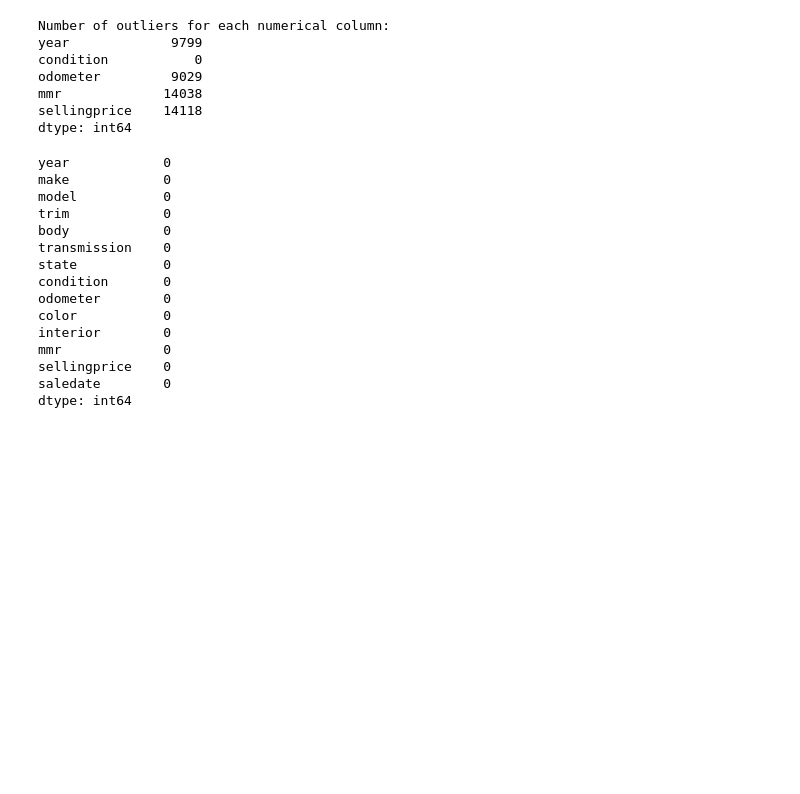
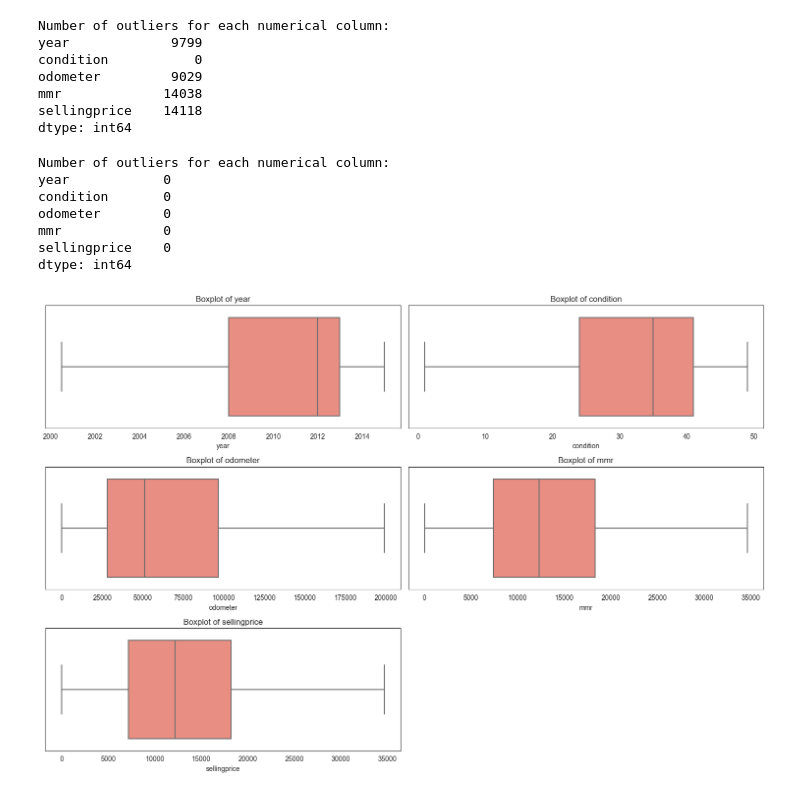
Before and after one commit to PavloKukurik/Car_prices_research, a Jupyter notebook: proj_test.ipynb, the cells around one changed output. Drawn from its saved outputs; the diff is of its cells as text; code cells hidden in the pictures; blank space fills up the shorter version.

```diff
--- a/proj_test.ipynb
+++ b/proj_test.ipynb
@@ -146,17 +108,22 @@ plt.show()
 # %%
 # Let visualise boxplot to see outliers for each numeric columns
-sns.set_style("white")
+def box_plot(data: pd.DataFrame) -> plt:
+    """
+    The func visualise the boxplot
+    :param data: name of dataframe
+    :return: plot
+    """
+    sns.set_style("white")
+    numeric_cols = data.select_dtypes(include=['float64', 'int64']).columns
+    plt.figure(figsize=(15, 10))
 
-numeric_cols = df.select_dtypes(include=['float64', 'int64']).columns
-print(numeric_cols)
+    for i, col in enumerate(numeric_cols):
+        plt.subplot(len(numeric_cols)//2 + 1, 2, i+1)
+        sns.boxplot(x=data[col], color='salmon')
+        plt.title(f'Boxplot of {col}', fontsize=12)
+        plt.xlabel(col, fontsize=10)
+    plt.tight_layout()
+    plt.show()
 
-plt.figure(figsize=(15, 10))
-
-for i, col in enumerate(numeric_cols):
-    plt.subplot(len(numeric_cols)//2 + 1, 2, i+1)
-    sns.boxplot(x=df[col], color='salmon')
-    plt.title(f'Boxplot of {col}', fontsize=12)
-    plt.xlabel(col, fontsize=10)
-plt.tight_layout()
-plt.show()
+box_plot(df)
 # %% [output]
@@ -193,21 +170,18 @@ odometer         9029
 mmr             14038
 sellingprice    14118
 dtype: int64
-# %%
-df.isna()
-# %% [output]
-year            0
-make            0
-model           0
-trim            0
-body            0
-transmission    0
-state           0
-condition       0
-odometer        0
-color           0
-interior        0
-mmr             0
-sellingprice    0
-saledate        0
-dtype: int64
+# %%
+lower_bound, upper_bound = bound_counter(df)[0], bound_counter(df)[1]
+cleaned_df = df.clip(lower=lower_bound, upper=upper_bound, axis=1)
+
+print(outliers_counter(cleaned_df))
+box_plot(cleaned_df)
+# %% [output]
+Number of outliers for each numerical column:
+year            0
+condition       0
+odometer        0
+mmr             0
+sellingprice    0
+dtype: int64
+[figure, added]
```
Also changed, not shown: parts of 14 cells of this notebook.
